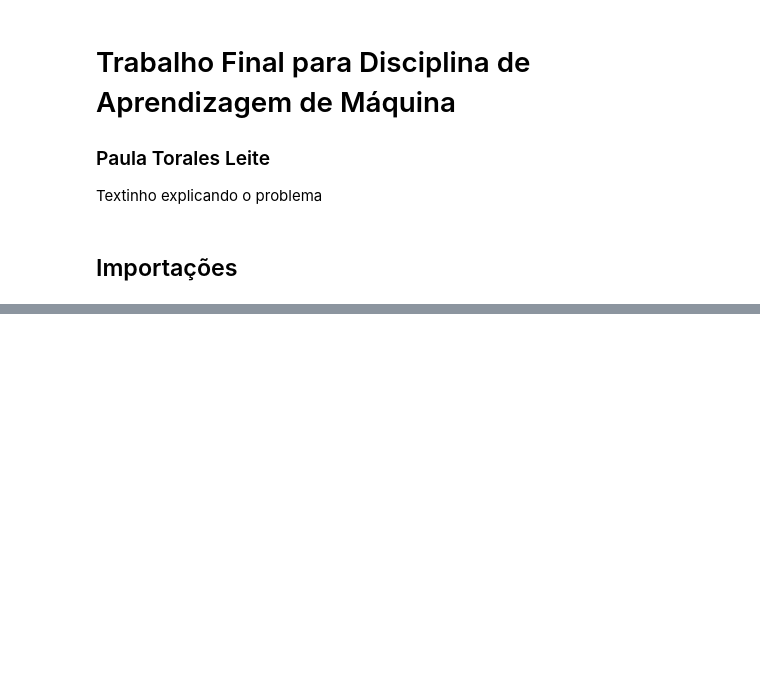
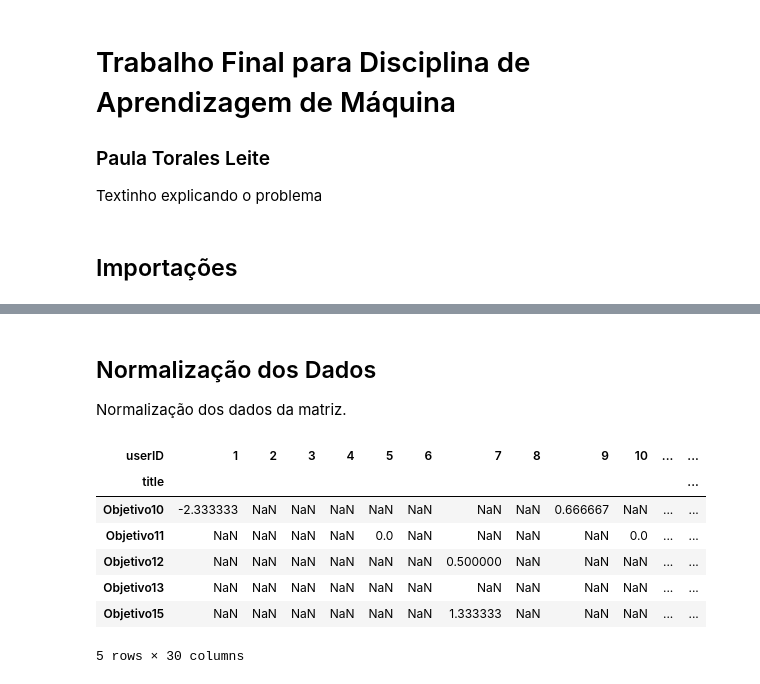
Before and after one commit to paulaleite/aprendizagemDeMaquinaa2022, a Jupyter notebook: Trabalho_Final.ipynb, the cells around one changed output, grey strips where cells are left out. Saved outputs shown, nothing was run; the diff lists cells and outputs as text; code cells hidden in the pictures; blank space fills up the shorter version.

```diff
--- a/Trabalho_Final.ipynb
+++ b/Trabalho_Final.ipynb
@@ -251,0 +128,15 @@ recommended_objectives
+# %% [markdown]
+## Normalização dos Dados
+Normalização dos dados da matriz.
+# %%
+matriz_norm = matriz.subtract(matriz.mean(axis=1), axis = 0)
+matriz_norm.head()
+# %% [output]
+| userID | 1 | 2 | 3 | 4 | 5 | 6 | 7 | 8 | 9 | 10 | ... | ... |
+| title |  |  |  |  |  |  |  |  |  |  |  | ... |
+| Objetivo10 | -2.333333 | NaN | NaN | NaN | NaN | NaN | NaN | NaN | 0.666667 | NaN | ... | ... |
+| Objetivo11 | NaN | NaN | NaN | NaN | 0.0 | NaN | NaN | NaN | NaN | 0.0 | ... | ... |
+| Objetivo12 | NaN | NaN | NaN | NaN | NaN | NaN | 0.500000 | NaN | NaN | NaN | ... | ... |
+| Objetivo13 | NaN | NaN | NaN | NaN | NaN | NaN | NaN | NaN | NaN | NaN | ... | ... |
+| Objetivo15 | NaN | NaN | NaN | NaN | NaN | NaN | 1.333333 | NaN | NaN | NaN | ... | ... |
+5 rows × 30 columns
```
Also changed, not shown: parts of 45 cells of this notebook.
